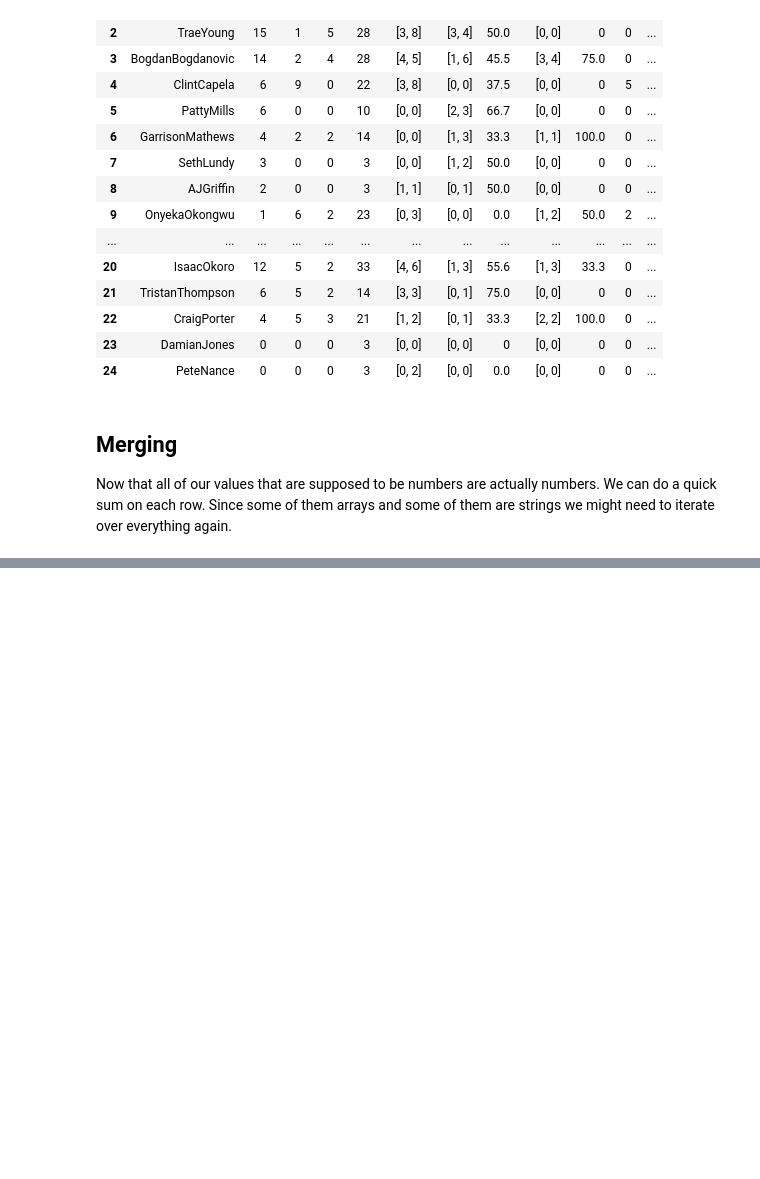
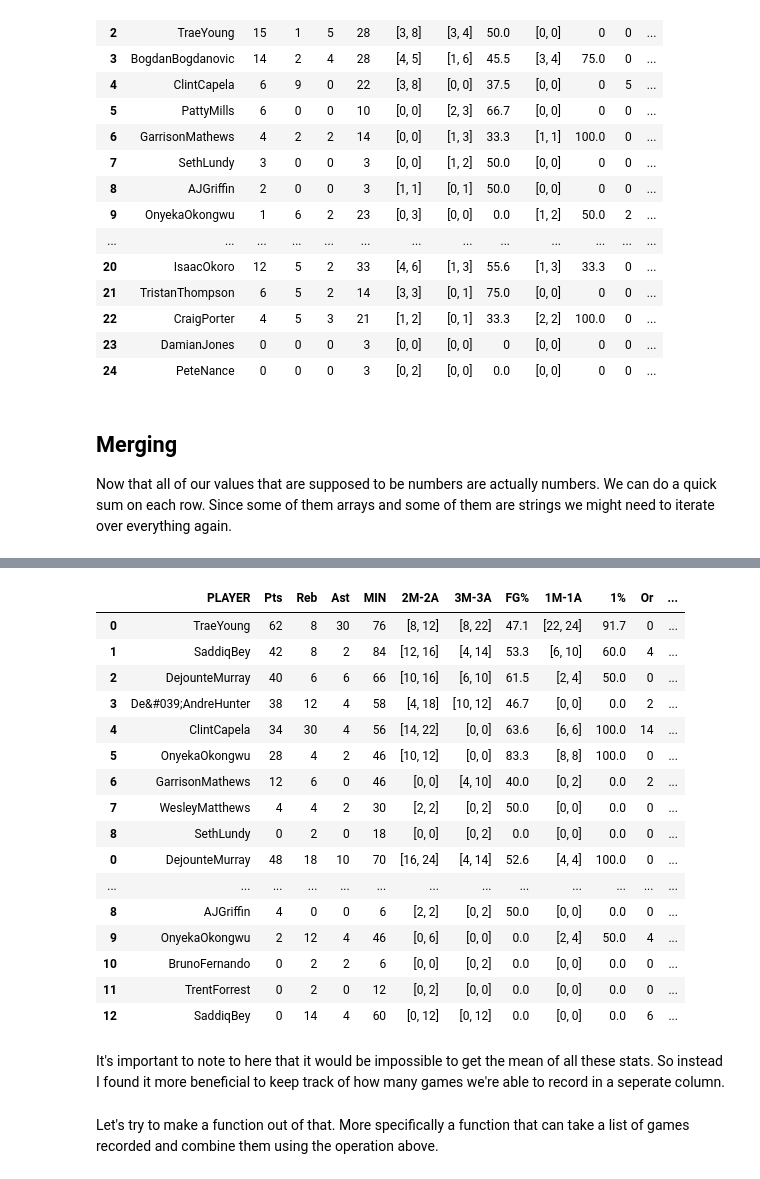
Before and after one commit to flannelmonke/HoopsForecast_Pro, a Jupyter notebook: 2_Data_Preprocessing/Schema_Making.ipynb, the cells around one changed output, grey strips where cells are left out. Saved outputs shown, nothing was run; the diff lists cells and outputs as text; code cells hidden in the pictures; blank space fills up the shorter version.

```diff
--- a/2_Data_Preprocessing/Schema_Making.ipynb
+++ b/2_Data_Preprocessing/Schema_Making.ipynb
@@ -249,0 +229,67 @@ KeyError: 9
+# %%
+def is_present(player: str, team: pd.DataFrame):
+    for row in range(len(team)):
+        try:
+            if team.at[row, 'PLAYER'] == player:
+                return True
+        except:
+            return False
+    return False
+# %%
+def update_total_stats(df_list):
+    total_df = pd.DataFrame()
+
+    for df in df_list:
+        team_name = df['Team'].iloc[0]
+        team_df = pd.DataFrame(df[df['Team'] == team_name])
+        team_df['Games Recorded'] = 1
+
+        for index, row in df.iterrows():
+            if is_present(df.at[index, 'PLAYER'], team_df):
+                team_df.at[index, 'Pts'] = team_df.at[index, 'Pts'] + df.at[index, 'Pts']
+                team_df.at[index, 'Reb'] = team_df.at[index, 'Reb'] + df.at[index, 'Reb']
+                team_df.at[index, 'Ast'] = team_df.at[index, 'Ast'] + df.at[index, 'Ast']
+                team_df.at[index, 'Stl'] = team_df.at[index, 'Stl'] + df.at[index, 'Stl']
+                team_df.at[index, 'Blk'] = team_df.at[index, 'Blk'] + df.at[index, 'Blk']
+                team_df.at[index, 'MIN'] = team_df.at[index, 'MIN'] + df.at[index, 'MIN']
+                team_df.at[index, '2M-2A'] = sum_array(team_df.at[index, '2M-2A'], df.at[index, '2M-2A'])
+                team_df.at[index, '3M-3A'] = sum_array(team_df.at[index, '3M-3A'], df.at[index, '3M-3A'])
+                team_df.at[index, '1M-1A'] = sum_array(team_df.at[index, '1M-1A'], df.at[index, '1M-1A'])
+                team_df.at[index, 'FG%'] = (team_df.at[index, 'FG%'] + df.at[index, 'FG%']) / 2
+                team_df.at[index, '1%'] = (team_df.at[index, '1%'] + df.at[index, '1%']) / 2
+                team_df.at[index, 'To'] = team_df.at[index, 'To'] + df.at[index, 'To']
+                team_df.at[index, 'Or'] = team_df.at[index, 'Or'] + df.at[index, 'Or']
+                team_df.at[index, 'Dr'] = team_df.at[index, 'Dr'] + df.at[index, 'Dr']
+                team_df.at[index, '+/-'] = team_df.at[index, '+/-'] + df.at[index, '+/-']
+                team_df.at[index, 'Eff'] = team_df.at[index, 'Eff'] + df.at[index, 'Eff']
+
+        team_df['Games Recorded'] += 1  # Increment the "Games Recorded" column by 1
+
+        total_df = pd.concat([total_df, team_df])
+
+    return total_df
+
+Atl_Total = update_total_stats([player_df_atl, player_df_atl_clv])
+Atl_Total
+# %% [output]
+|  | PLAYER | Pts | Reb | Ast | MIN | 2M-2A | 3M-3A | FG% | 1M-1A | 1% | Or | ... |
+| 0 | TraeYoung | 62 | 8 | 30 | 76 | [8, 12] | [8, 22] | 47.1 | [22, 24] | 91.7 | 0 | ... |
+| 1 | SaddiqBey | 42 | 8 | 2 | 84 | [12, 16] | [4, 14] | 53.3 | [6, 10] | 60.0 | 4 | ... |
+| 2 | DejounteMurray | 40 | 6 | 6 | 66 | [10, 16] | [6, 10] | 61.5 | [2, 4] | 50.0 | 0 | ... |
+| 3 | De&#039;AndreHunter | 38 | 12 | 4 | 58 | [4, 18] | [10, 12] | 46.7 | [0, 0] | 0.0 | 2 | ... |
+| 4 | ClintCapela | 34 | 30 | 4 | 56 | [14, 22] | [0, 0] | 63.6 | [6, 6] | 100.0 | 14 | ... |
+| 5 | OnyekaOkongwu | 28 | 4 | 2 | 46 | [10, 12] | [0, 0] | 83.3 | [8, 8] | 100.0 | 0 | ... |
+| 6 | GarrisonMathews | 12 | 6 | 0 | 46 | [0, 0] | [4, 10] | 40.0 | [0, 2] | 0.0 | 2 | ... |
+| 7 | WesleyMatthews | 4 | 4 | 2 | 30 | [2, 2] | [0, 2] | 50.0 | [0, 0] | 0.0 | 0 | ... |
+| 8 | SethLundy | 0 | 2 | 0 | 18 | [0, 0] | [0, 2] | 0.0 | [0, 0] | 0.0 | 0 | ... |
+| 0 | DejounteMurray | 48 | 18 | 10 | 70 | [16, 24] | [4, 14] | 52.6 | [4, 4] | 100.0 | 0 | ... |
+| ... | ... | ... | ... | ... | ... | ... | ... | ... | ... | ... | ... | ... |
+| 8 | AJGriffin | 4 | 0 | 0 | 6 | [2, 2] | [0, 2] | 50.0 | [0, 0] | 0.0 | 0 | ... |
+| 9 | OnyekaOkongwu | 2 | 12 | 4 | 46 | [0, 6] | [0, 0] | 0.0 | [2, 4] | 50.0 | 4 | ... |
+| 10 | BrunoFernando | 0 | 2 | 2 | 6 | [0, 0] | [0, 2] | 0.0 | [0, 0] | 0.0 | 0 | ... |
+| 11 | TrentForrest | 0 | 2 | 0 | 12 | [0, 2] | [0, 0] | 0.0 | [0, 0] | 0.0 | 0 | ... |
+| 12 | SaddiqBey | 0 | 14 | 4 | 60 | [0, 12] | [0, 12] | 0.0 | [0, 0] | 0.0 | 6 | ... |
+# %% [markdown]
+It's important to note to here that it would be impossible to get the mean of all these stats. So instead I found it more beneficial to keep track of how many games we're able to record in a seperate column.
+# %% [markdown]
+Let's try to make a function out of that. More specifically a function that can take a list of games recorded and combine them using the operation above.
```
Also changed, not shown: parts of 6 cells of this notebook, 1 other file.
